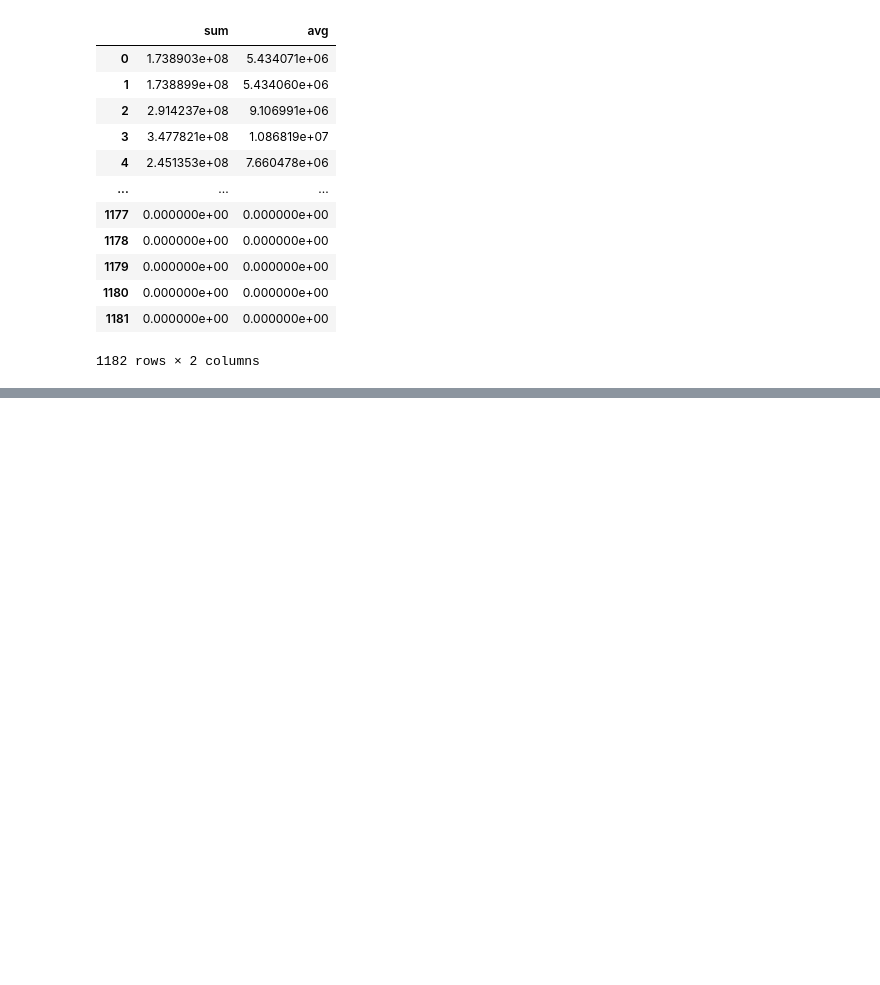
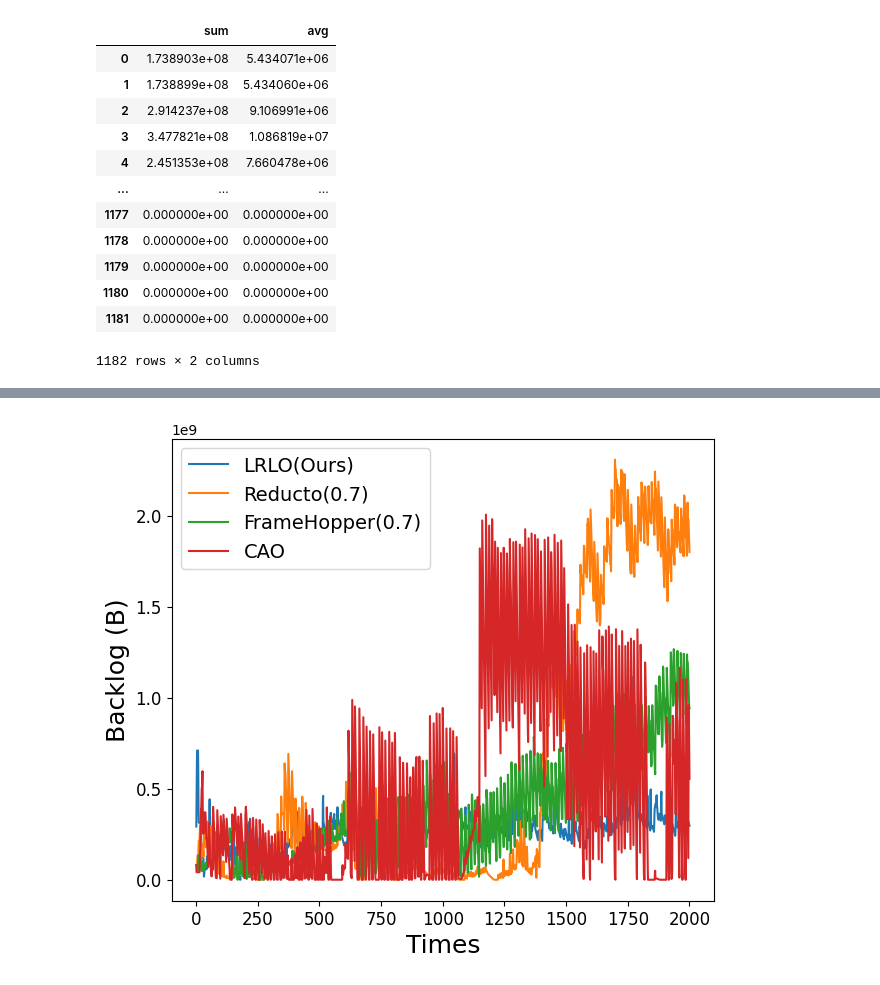
Before and after one commit to webb-c/Visualization-is-All-you-Need, a Jupyter notebook: LRLO_revision.ipynb, the cells around one changed output, grey strips where cells are left out. Drawn from its saved outputs; the diff is of its cells as text; code cells hidden in the pictures; blank space fills up the shorter version.

```diff
--- a/LRLO_revision.ipynb
+++ b/LRLO_revision.ipynb
@@ -362,0 +314,4 @@ for data in dataset:
+# %%
+plot_backlog_smoothed(backlog_df_dict, 'JK', 3, scale_factor=0.1, time_limit=2000, window_size=2)
+# %% [output]
+[figure, added]
```
Also changed, not shown: parts of 5 cells of this notebook.
